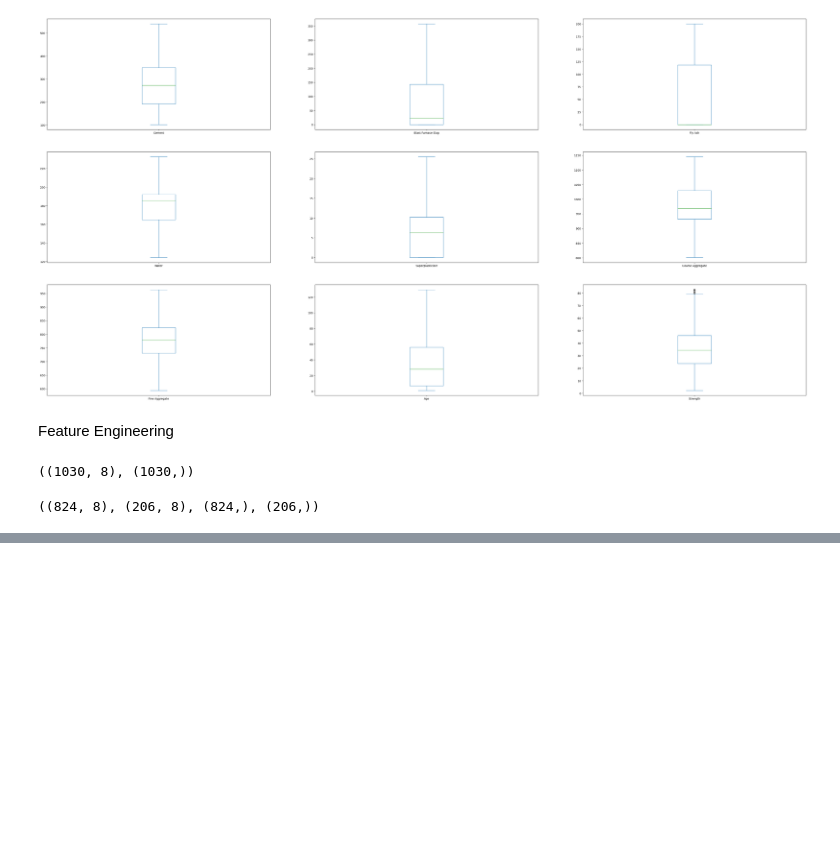
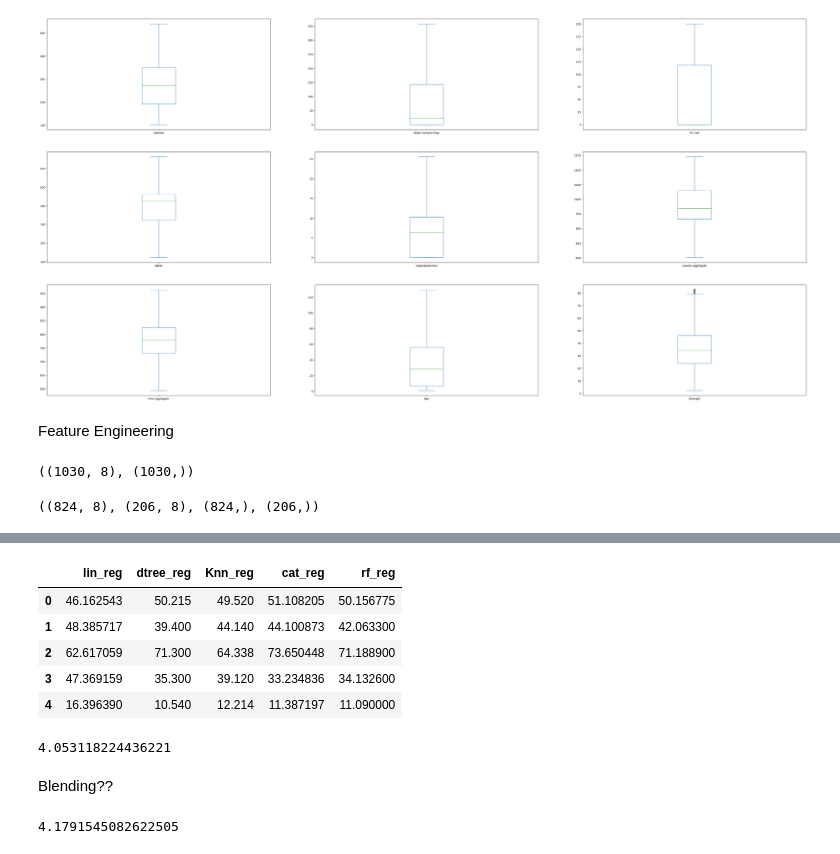
Before and after one commit to Sharzzz001/Machine-Learning-Applications-and-Kaggle-Competitions, a Jupyter notebook: Self-Projects/Cement/main.ipynb, the cells around one changed output, grey strips where cells are left out. Saved outputs shown, nothing was run; the diff lists cells and outputs as text; code cells hidden in the pictures; blank space fills up the shorter version.

```diff
--- a/Self-Projects/Cement/main.ipynb
+++ b/Self-Projects/Cement/main.ipynb
@@ -95,0 +289,18 @@ X_train.shape, X_test.shape, y_train.shape, y_test.shape
+# %%
+final_test.head()
+# %% [output]
+|  | lin_reg | dtree_reg | Knn_reg | cat_reg | rf_reg |
+| 0 | 46.162543 | 50.215 | 49.520 | 51.108205 | 50.156775 |
+| 1 | 48.385717 | 39.400 | 44.140 | 44.100873 | 42.063300 |
+| 2 | 62.617059 | 71.300 | 64.338 | 73.650448 | 71.188900 |
+| 3 | 47.369159 | 35.300 | 39.120 | 33.234836 | 34.132600 |
+| 4 | 16.396390 | 10.540 | 12.214 | 11.387197 | 11.090000 |
+# %%
+reg2 = LinearRegression()
+reg2.fit(final_df,final_y)
+test_pred = reg2.predict(final_test)
+mean_squared_error(test_pred,y_test)**0.5
+# %% [output]
+4.053118224436221
+# %% [markdown]
+Blending??
@@ -95,0 +378,11 @@ X_train.shape, X_test.shape, y_train.shape, y_test.shape
+# %%
+stack_pred = stackblend_reg(X_train,y_train,X_test,
+                            models = [LinearRegression(),
+                                      DecisionTreeRegressor(),
+                                      KNeighborsRegressor(),
+                                      CatBoostRegressor(logging_level ='Silent')],
+                            code = ['lin_reg','dtree_reg','Knn_reg','cat_reg'],N=5,
+                            final_layer=LinearRegression())
+mean_squared_error(stack_pred,y_test)**0.5
+# %% [output]
+4.1791545082622505
```
Also changed, not shown: parts of 14 cells of this notebook, 4 other files.
